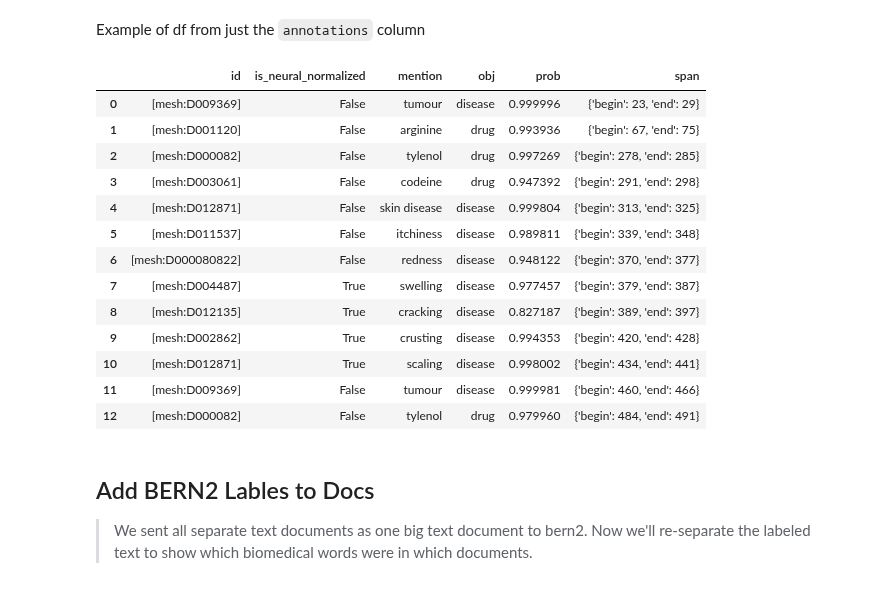
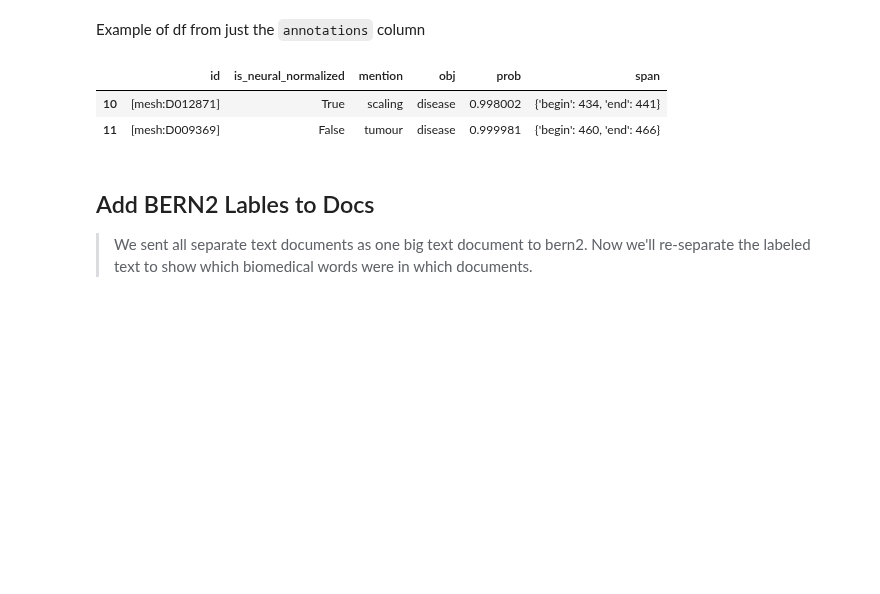
Before and after one commit to daveramseymusic/biobert-bern, a Jupyter notebook: nbs/00_biobertApi.ipynb, the cells around one changed output. Saved outputs shown, nothing was run; the diff lists cells and outputs as text; code cells hidden in the pictures; blank space fills up the shorter version.

```diff
--- a/nbs/00_biobertApi.ipynb
+++ b/nbs/00_biobertApi.ipynb
@@ -204,22 +197,11 @@ pd.DataFrame(output)
 # %% [markdown]
 Example of df from just the `annotations` column
 # %%
-pd.DataFrame(output['annotations'])
+pd.DataFrame(output['annotations'])[-3:-1]
 # %% [output]
 |  | id | is_neural_normalized | mention | obj | prob | span |
-| 0 | [mesh:D009369] | False | tumour | disease | 0.999996 | {'begin': 23, 'end': 29} |
-| 1 | [mesh:D001120] | False | arginine | drug | 0.993936 | {'begin': 67, 'end': 75} |
-| 2 | [mesh:D000082] | False | tylenol | drug | 0.997269 | {'begin': 278, 'end': 285} |
-| 3 | [mesh:D003061] | False | codeine | drug | 0.947392 | {'begin': 291, 'end': 298} |
-| 4 | [mesh:D012871] | False | skin disease | disease | 0.999804 | {'begin': 313, 'end': 325} |
-| 5 | [mesh:D011537] | False | itchiness | disease | 0.989811 | {'begin': 339, 'end': 348} |
-| 6 | [mesh:D000080822] | False | redness | disease | 0.948122 | {'begin': 370, 'end': 377} |
-| 7 | [mesh:D004487] | True | swelling | disease | 0.977457 | {'begin': 379, 'end': 387} |
-| 8 | [mesh:D012135] | True | cracking | disease | 0.827187 | {'begin': 389, 'end': 397} |
-| 9 | [mesh:D002862] | True | crusting | disease | 0.994353 | {'begin': 420, 'end': 428} |
 | 10 | [mesh:D012871] | True | scaling | disease | 0.998002 | {'begin': 434, 'end': 441} |
 | 11 | [mesh:D009369] | False | tumour | disease | 0.999981 | {'begin': 460, 'end': 466} |
-| 12 | [mesh:D000082] | False | tylenol | drug | 0.979960 | {'begin': 484, 'end': 491} |
 # %% [markdown]
 ## Add BERN2 Lables to Docs
 
```
Also changed, not shown: parts of 7 cells of this notebook.
